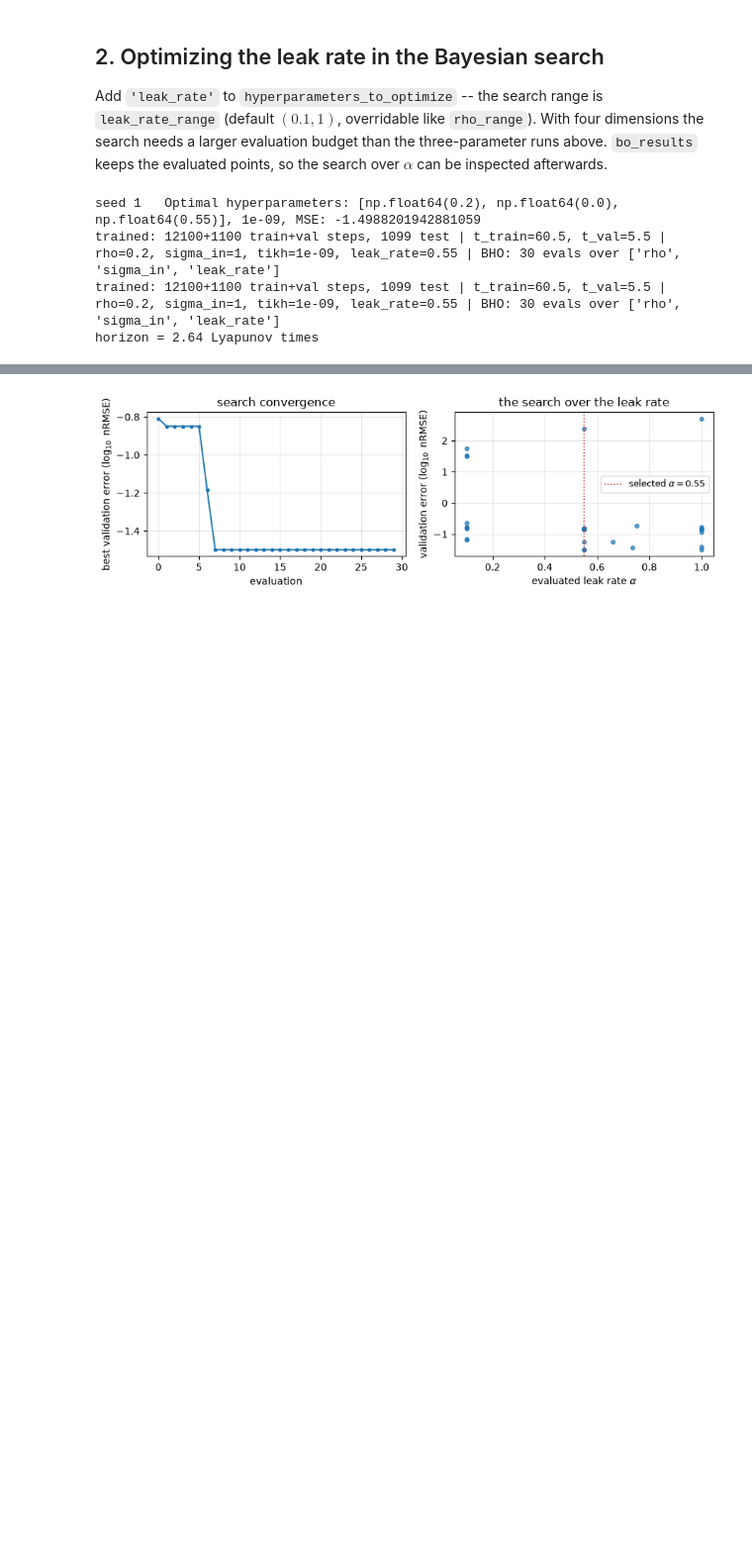
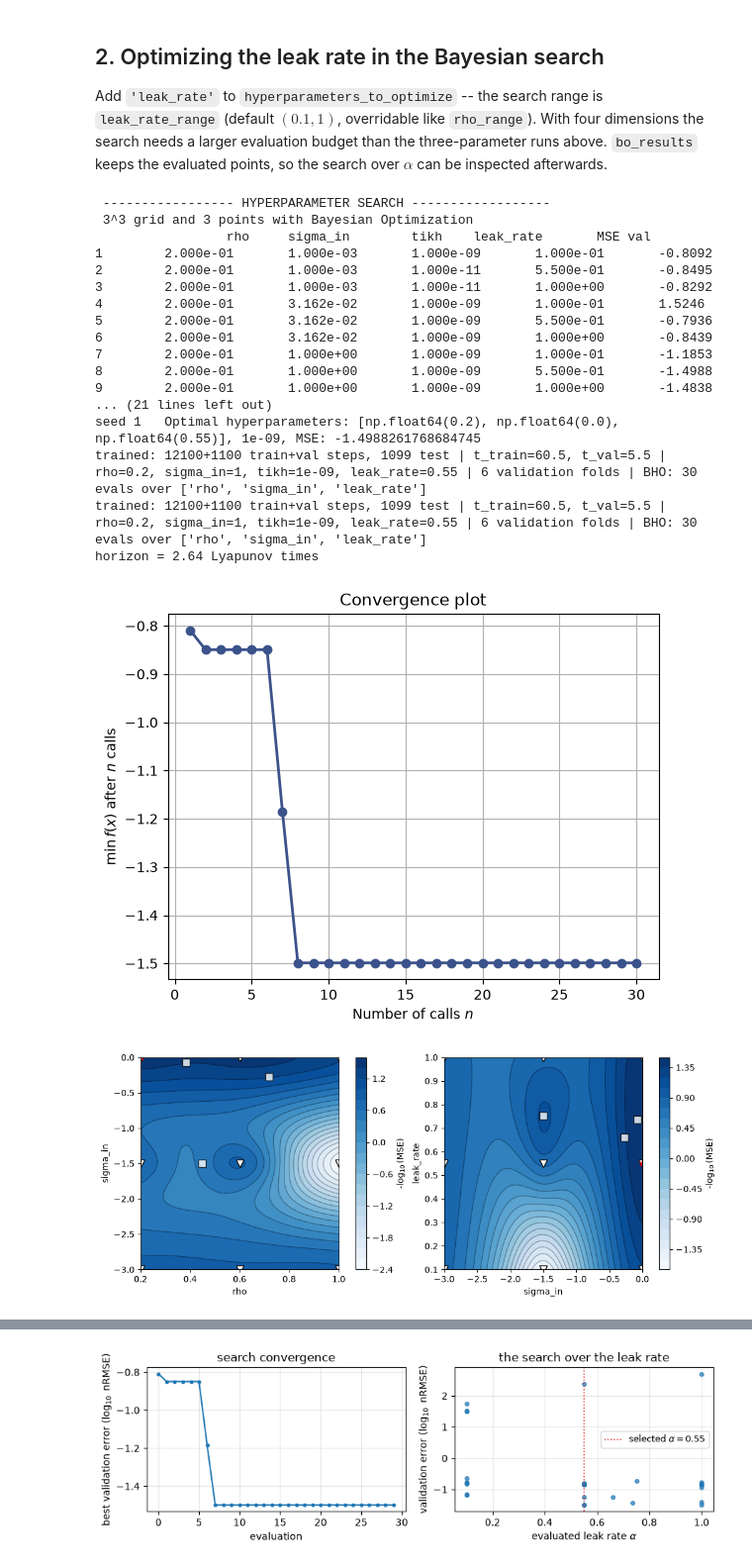
Before and after one commit to andreanovoa/EchoStateNetwork, a Jupyter notebook: tutorials/03_leaky_esn.ipynb, the cells around one changed output, grey strips where cells are left out. Shown at 99% size. Saved outputs shown, nothing was run; the diff lists cells and outputs as text; code cells hidden in the pictures; blank space fills up the shorter version.

```diff
--- a/tutorials/03_leaky_esn.ipynb
+++ b/tutorials/03_leaky_esn.ipynb
@@ -43,8 +43,9 @@ N_LYAP = int(T_LYAP / DT)             # ESN steps per Lyapunov time
 
 def lorenz63(dt, n_lyap_times, noise_level=0.01, seed=0):
     """Noisy and clean Lorenz 63 trajectories on the attractor."""
-    rhs = lambda t, u: [10 * (u[1] - u[0]), u[0] * (28 - u[2]) - u[1],
-                        u[0] * u[1] - 8 / 3 * u[2]]
+    def rhs(t, u):
+        return [10 * (u[1] - u[0]), u[0] * (28 - u[2]) - u[1],
+                u[0] * u[1] - 8 / 3 * u[2]]
     t_end = (n_lyap_times + 10) * T_LYAP
     sol = solve_ivp(rhs, [0, t_end], [1., 1., 1.], t_eval=np.arange(0, t_end, dt),
                     method='RK45', rtol=1e-9)
@@ -169,13 +170,28 @@ $\alpha$ can be inspected afterwards.
 # %%
 esn_bho = EchoStateNetwork(train_val_data.T, dt=DT,
                            hyperparameters_to_optimize=['rho', 'sigma_in',
                                                         'tikh', 'leak_rate'],
                            **{**ESN_PARAMS, 'N_func_evals': 30})
-esn_bho.train(train_val_data, plot_training=False)
+esn_bho.train(train_val_data, plot_training=True)
 print(esn_bho.training_summary())
 print(f'horizon = {horizon(esn_bho, test_clean):.2f} Lyapunov times')
 # %% [output]
-seed 1   Optimal hyperparameters: [np.float64(0.2), np.float64(0.0), np.float64(0.55)], 1e-09, MSE: -1.4988201942881059
-trained: 12100+1100 train+val steps, 1099 test | t_train=60.5, t_val=5.5 | rho=0.2, sigma_in=1, tikh=1e-09, leak_rate=0.55 | BHO: 30 evals over ['rho', 'sigma_in', 'leak_rate']
-trained: 12100+1100 train+val steps, 1099 test | t_train=60.5, t_val=5.5 | rho=0.2, sigma_in=1, tikh=1e-09, leak_rate=0.55 | BHO: 30 evals over ['rho', 'sigma_in', 'leak_rate']
+ ----------------- HYPERPARAMETER SEARCH ------------------
+ 3^3 grid and 3 points with Bayesian Optimization
+                 rho     sigma_in        tikh    leak_rate       MSE val
+1        2.000e-01       1.000e-03       1.000e-09       1.000e-01       -0.8092
+2        2.000e-01       1.000e-03       1.000e-11       5.500e-01       -0.8495
+3        2.000e-01       1.000e-03       1.000e-11       1.000e+00       -0.8292
+4        2.000e-01       3.162e-02       1.000e-09       1.000e-01       1.5246
+5        2.000e-01       3.162e-02       1.000e-09       5.500e-01       -0.7936
+6        2.000e-01       3.162e-02       1.000e-09       1.000e+00       -0.8439
+7        2.000e-01       1.000e+00       1.000e-09       1.000e-01       -1.1853
+8        2.000e-01       1.000e+00       1.000e-09       5.500e-01       -1.4988
+9        2.000e-01       1.000e+00       1.000e-09       1.000e+00       -1.4838
+... (21 lines left out)
+seed 1   Optimal hyperparameters: [np.float64(0.2), np.float64(0.0), np.float64(0.55)], 1e-09, MSE: -1.4988261768684745
+trained: 12100+1100 train+val steps, 1099 test | t_train=60.5, t_val=5.5 | rho=0.2, sigma_in=1, tikh=1e-09, leak_rate=0.55 | 6 validation folds | BHO: 30 evals over ['rho', 'sigma_in', 'leak_rate']
+trained: 12100+1100 train+val steps, 1099 test | t_train=60.5, t_val=5.5 | rho=0.2, sigma_in=1, tikh=1e-09, leak_rate=0.55 | 6 validation folds | BHO: 30 evals over ['rho', 'sigma_in', 'leak_rate']
 horizon = 2.64 Lyapunov times
+[figure, added]
+[figure, added]
```
Also changed, not shown: parts of 3 cells of this notebook, 7 other files.
